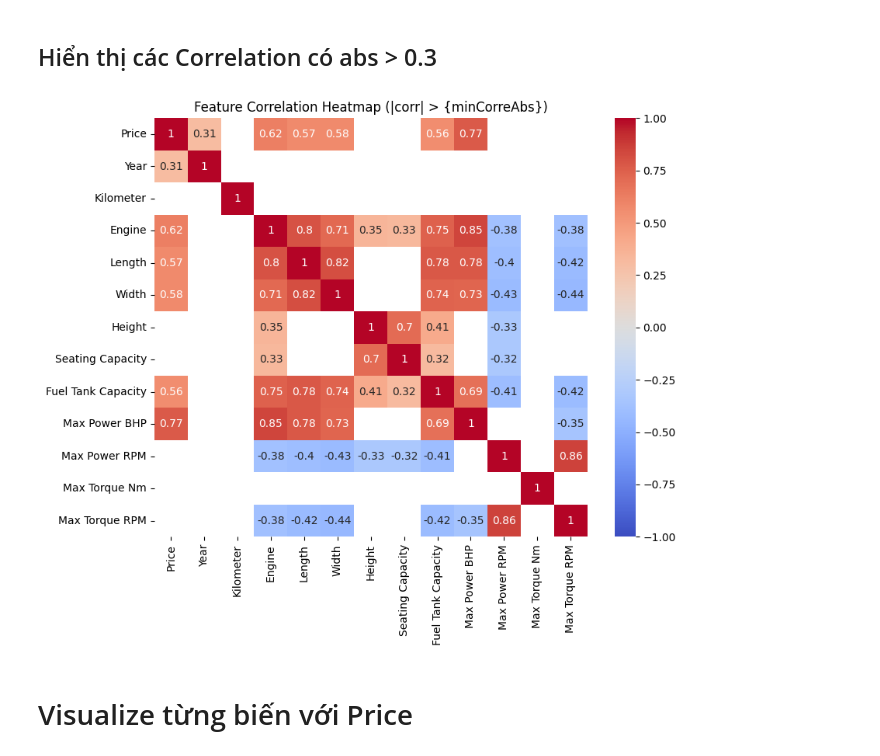
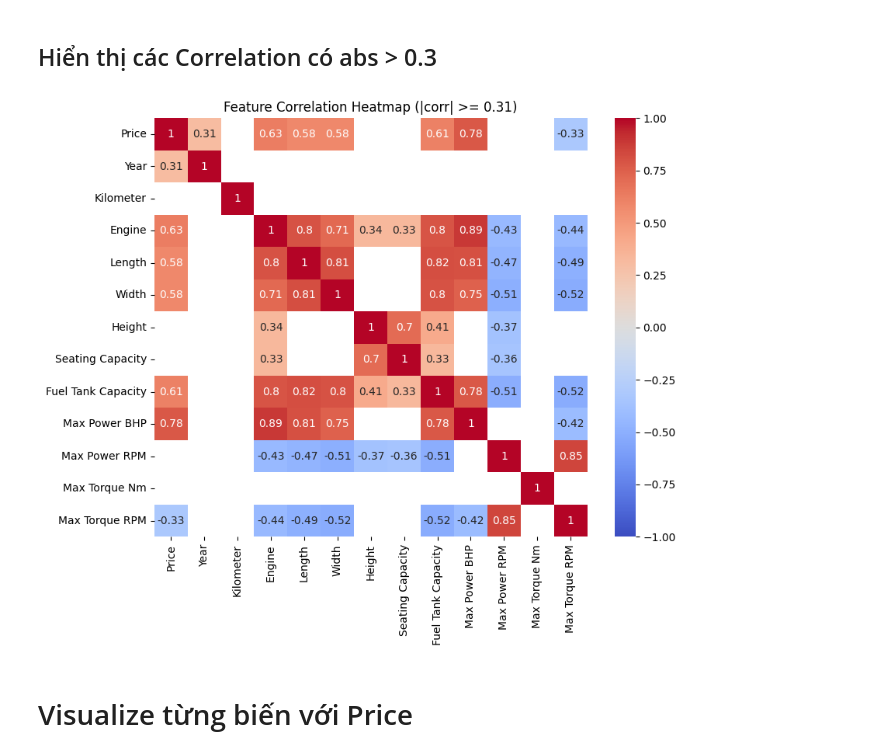
Before and after one commit to p1neapplechoco/LAB1-MML, a Jupyter notebook: visualize.ipynb, the cells around one changed output. Cells and saved outputs as stored; diff of their text form; code cells hidden in the pictures.

Commit message:
update visualizer.py

```diff
--- a/visualize.ipynb
+++ b/visualize.ipynb
@@ -26,7 +26,7 @@ import matplotlib.pyplot as plt
 import pandas as pd
 import seaborn as sns
 # %%
-data_path = 'data/train_mode.csv'
+data_path = 'data/cleaned.csv'
 data = pd.read_csv(data_path)
 # %%
 numeric_data = data.select_dtypes(include=['number'])
@@ -35,10 +55,10 @@ numeric_data = data.select_dtypes(include=['number'])
 # %% [markdown]
 ## Hiển thị các Correlation có abs > 0.3
 # %%
-from visualize import Visualizer
-Visualizer.correlation_heatmap(data, minCorreAbs = 0.31, figsize=(9, 7))
+from featureEngineering.Visualizer import Visualizer
+Visualizer.correlation_heatmap(data, min_correlation = 0.31, figsize=(9, 7))
 # %% [output]
-[figure, old version]
+[figure, new version]
 # %% [markdown]
 # Visualize từng biến với Price
 # %%
```
Also changed, not shown: parts of 2 cells of this notebook, 1 other file.
